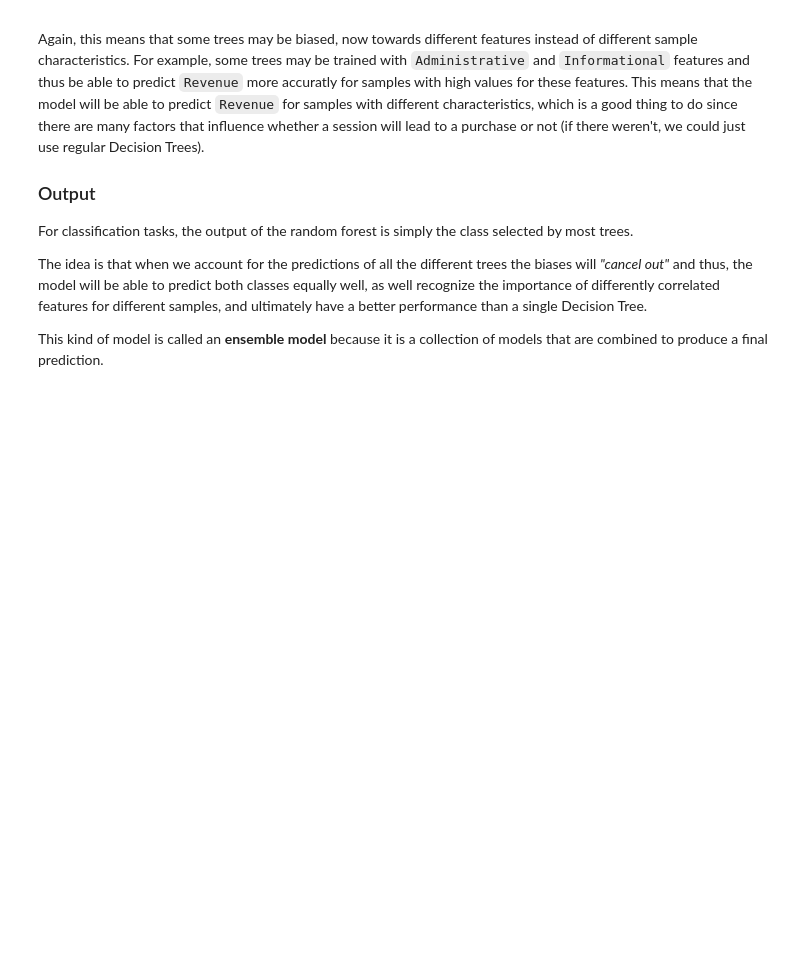
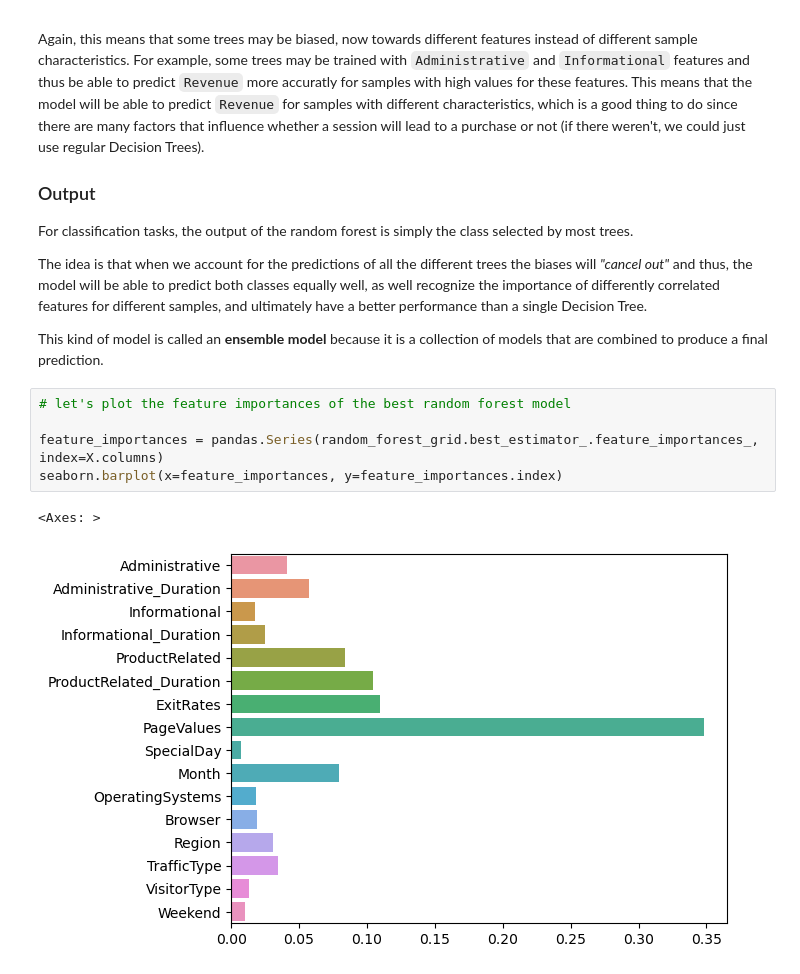
Before and after one commit to VsnGamer/ia-2022, a Jupyter notebook: A2/Assignment_2.ipynb, the cells around one changed output. Drawn from its saved outputs; the diff is of its cells as text; blank space fills up the shorter version.

Commit message:
Feature importances More remarks

```diff
--- a/A2/Assignment_2.ipynb
+++ b/A2/Assignment_2.ipynb
@@ -456,3 +456,11 @@ For classification tasks, the output of the random forest is simply the class se
 The idea is that when we account for the predictions of all the different trees the biases will *"cancel out"* and thus, the model will be able to predict both classes equally well, as well recognize the importance of differently correlated features for different samples, and ultimately have a better performance than a single Decision Tree.
 
 This kind of model is called an **ensemble model** because it is a collection of models that are combined to produce a final prediction.
+# %%
+# let's plot the feature importances of the best random forest model
+
+feature_importances = pandas.Series(random_forest_grid.best_estimator_.feature_importances_, index=X.columns)
+seaborn.barplot(x=feature_importances, y=feature_importances.index)
+# %% [output]
+<Axes: >
+[figure, added]
```
Also changed, not shown: parts of 3 cells of this notebook.
